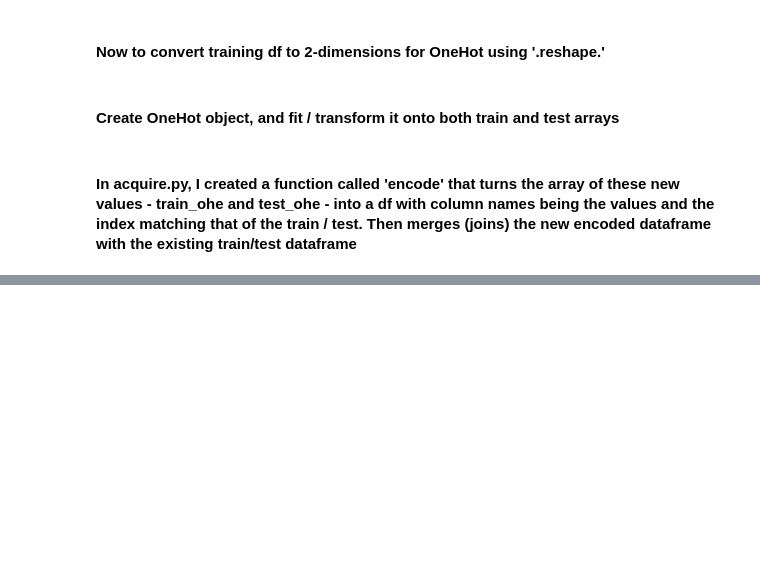
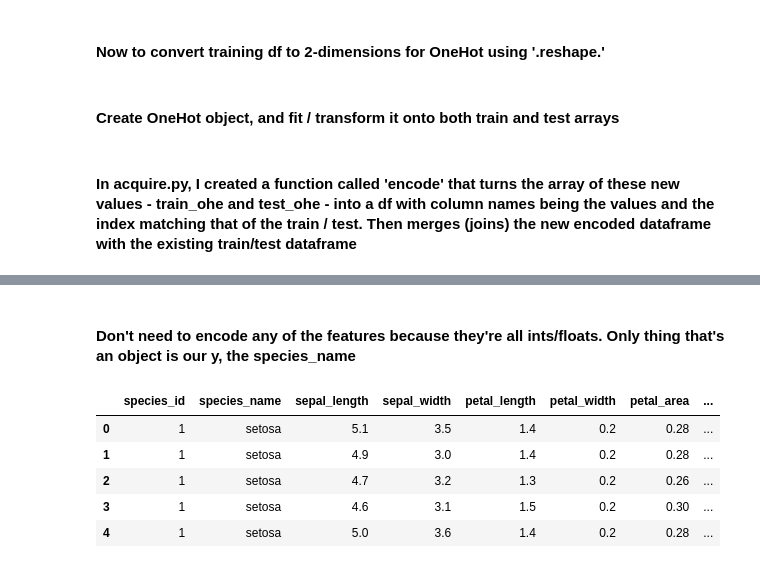
Before and after one commit to nickjoseph210/Classification_Work, a Jupyter notebook: model.ipynb, the cells around one changed output, grey strips where cells are left out. Drawn from its saved outputs; the diff is of its cells as text; code cells hidden in the pictures; blank space fills up the shorter version.

```diff
--- a/model.ipynb
+++ b/model.ipynb
@@ -351,0 +309,3 @@ train, test = acquire.encode(train, test, col_name = "sex")
+# %%
+df = acquire.get_iris_data()
+df.head()
@@ -351,0 +333,16 @@ train, test = acquire.encode(train, test, col_name = "sex")
+# %% [markdown]
+#### Don't need to encode any of the features because they're all ints/floats.  Only thing that's an object is our y, the species_name
+# %%
+# Adding two columns, 'petal_area' and 'sepal_area'
+
+df["petal_area"] = df.petal_width * df.petal_length
+df["sepal_area"] = df.sepal_width * df.sepal_length
+# %%
+df.head()
+# %% [output]
+|  | species_id | species_name | sepal_length | sepal_width | petal_length | petal_width | petal_area | ... |
+| 0 | 1 | setosa | 5.1 | 3.5 | 1.4 | 0.2 | 0.28 | ... |
+| 1 | 1 | setosa | 4.9 | 3.0 | 1.4 | 0.2 | 0.28 | ... |
+| 2 | 1 | setosa | 4.7 | 3.2 | 1.3 | 0.2 | 0.26 | ... |
+| 3 | 1 | setosa | 4.6 | 3.1 | 1.5 | 0.2 | 0.30 | ... |
+| 4 | 1 | setosa | 5.0 | 3.6 | 1.4 | 0.2 | 0.28 | ... |
```
Also changed, not shown: parts of 61 cells of this notebook.
